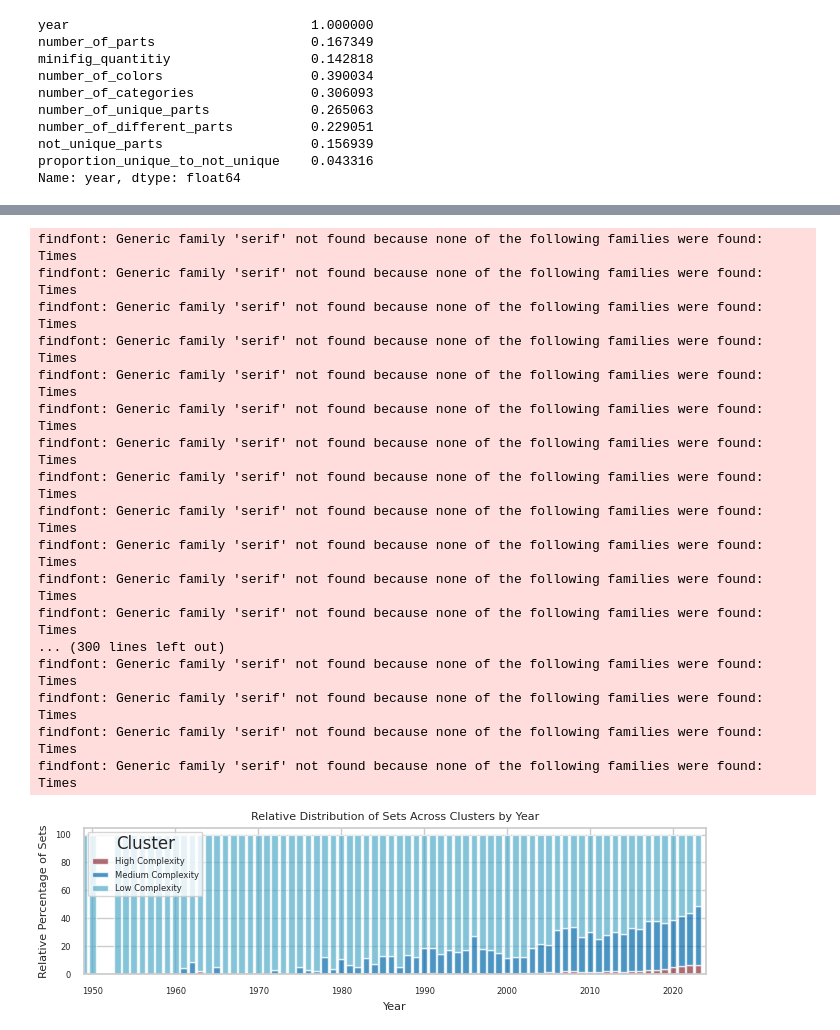
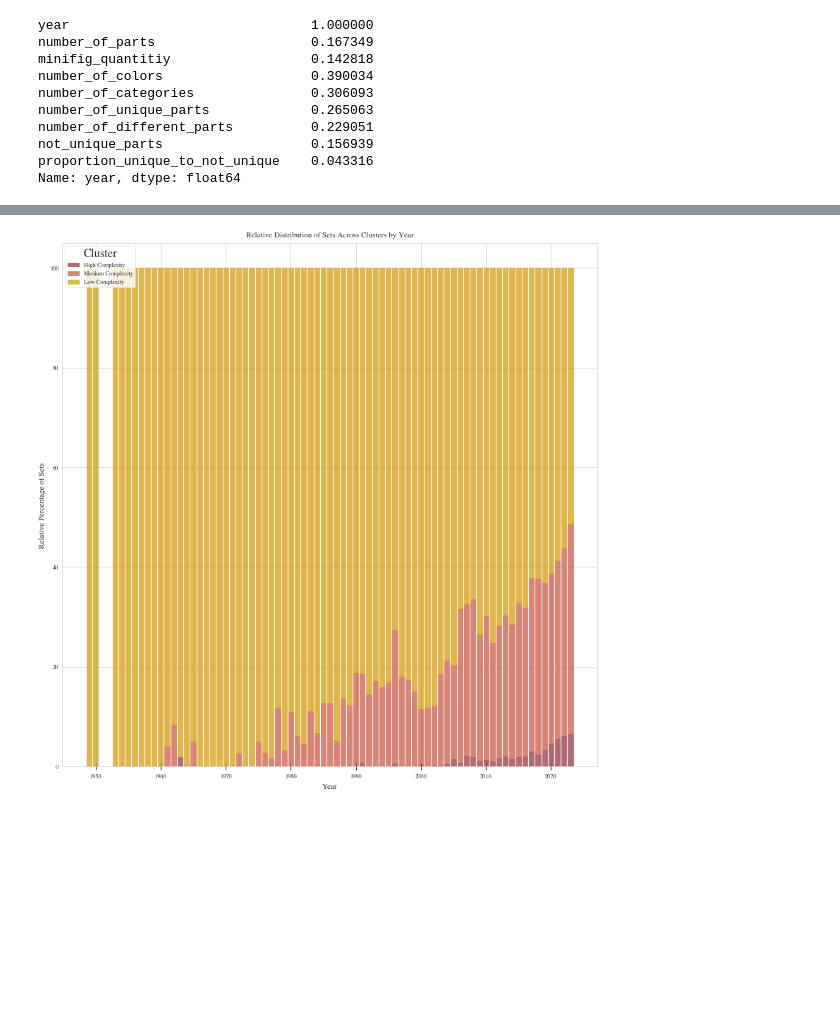
Before and after one commit to eddiebeach99/Data_Literacy, a Jupyter notebook: Analysis/clustering.ipynb, the cells around one changed output, grey strips where cells are left out. Drawn from its saved outputs; the diff is of its cells as text; code cells hidden in the pictures; blank space fills up the shorter version.

Commit message:
changed cluster plot

```diff
--- a/Analysis/clustering.ipynb
+++ b/Analysis/clustering.ipynb
@@ -140,64 +138,50 @@ cluster
 # %%
 ##### Plot the relative percentage of sets in each cluster for every year #####
 
-# Group by year and cluster, and calculate the relative percentage
+# group by year and cluster, and calculate the relative percentage
 cluster_year_counts = df.groupby(['year', 'cluster']).size().reset_index(name='set_count')
 cluster_year_counts['relative_percentage'] = (
     cluster_year_counts.groupby('year')['set_count'].transform(lambda x: x / x.sum()) * 100
 )
 
-# Pivot the DataFrame to have clusters as columns
+# pivot the DataFrame to have clusters as columns
 pivot_df = cluster_year_counts.pivot(index='year', columns='cluster', values='relative_percentage').fillna(0)
 
-# Create the figure and axes
-fig, ax = plt.subplots()
+# create the figure and axes
+fig, ax = plt.subplots(figsize=(8, 8))
 
-# Plot the stacked bar plot using ax.bar
+# plot the stacked bar plot using ax.bar
 years = pivot_df.index
 clusters_plot = pivot_df.columns
 bottom_values = pd.Series(0, index=years)
-colors = [rgb.tue_red, rgb.tue_blue, rgb.tue_lightblue]
+colors = [rgb.tue_red, rgb.tue_ocre, rgb.tue_orange]
 
 cluster_labels = {
     0: 'Low Complexity',
     1: 'Medium Complexity',
     2: 'High Complexity'}
 
-# Reverse the order of clusters
+# reverse the order of clusters
 for cluster, color in zip(reversed(clusters_plot), colors):
     ax.bar(
         years,
         pivot_df[cluster],
         bottom=bottom_values,
         label=cluster_labels[cluster],
         alpha=0.7,
         color=color,
+        edgecolor=color,
+        width=0.783
     )
     bottom_values += pivot_df[cluster]
 
 ax.set_title('Relative Distribution of Sets Across Clusters by Year')
 ax.set_xlabel('Year')
 ax.set_ylabel('Relative Percentage of Sets')
-ax.set_xlim(1949, 2024)
+plt.tick_params(axis='x', which='major', bottom=True, width=0.8)
+#ax.set_xlim(1948, 2024)
 ax.legend(title='Cluster')
 plt.savefig('Clusters.pdf')
 plt.show()
 # %% [output]
-findfont: Generic family 'serif' not found because none of the following families were found: Times
-findfont: Generic family 'serif' not found because none of the following families were found: Times
-findfont: Generic family 'serif' not found because none of the following families were found: Times
-findfont: Generic family 'serif' not found because none of the following families were found: Times
-findfont: Generic family 'serif' not found because none of the following families were found: Times
-findfont: Generic family 'serif' not found because none of the following families were found: Times
-findfont: Generic family 'serif' not found because none of the following families were found: Times
-findfont: Generic family 'serif' not found because none of the following families were found: Times
-findfont: Generic family 'serif' not found because none of the following families were found: Times
-findfont: Generic family 'serif' not found because none of the following families were found: Times
-findfont: Generic family 'serif' not found because none of the following families were found: Times
-findfont: Generic family 'serif' not found because none of the following families were found: Times
-... (300 lines left out)
-findfont: Generic family 'serif' not found because none of the following families were found: Times
-findfont: Generic family 'serif' not found because none of the following families were found: Times
-findfont: Generic family 'serif' not found because none of the following families were found: Times
-findfont: Generic family 'serif' not found because none of the following families were found: Times
-[figure, old version]
+[figure, new version]
```
Also changed, not shown: parts of 3 cells of this notebook, 3 other files.
